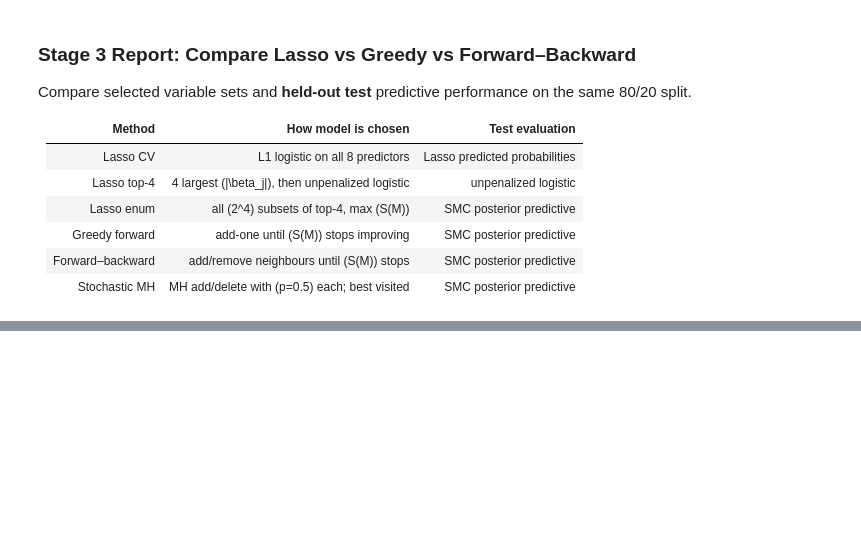
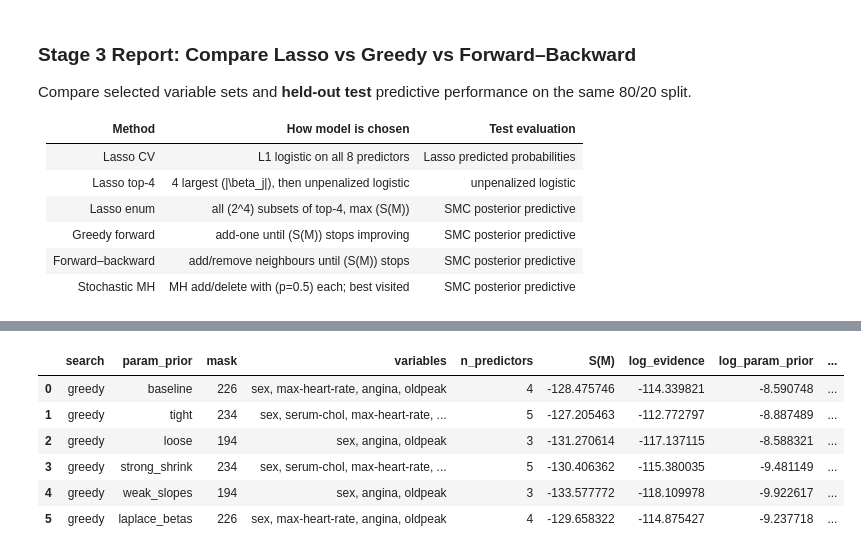
Before and after one commit to saobangmath/MiniProject-PhD-, a Jupyter notebook: MCMC/model-selection.ipynb, the cells around one changed output, grey strips where cells are left out. Saved outputs shown, nothing was run; the diff lists cells and outputs as text; code cells hidden in the pictures; blank space fills up the shorter version.

```diff
--- a/MCMC/model-selection.ipynb
+++ b/MCMC/model-selection.ipynb
@@ -1300,0 +1349,91 @@ Lower is better: test_brier, test_log_loss
+# %%
+import pandas as pd
+from libs.param_prior import GaussianParamPrior, LaplaceBetaPrior, DEFAULT_PARAM_PRIOR
+from libs.search import GreedyForwardSearch, ForwardBackwardSearch, IndependentInclusionPrior
+
+PRIOR_SENS_PARTICLES = 5_000
+PRIOR_SENS_SEED = 42
+
+# Parameter priors to compare (baseline matches Stage 1 / paper setup)
+PARAM_PRIOR_SPECS = [
+    DEFAULT_PARAM_PRIOR,
+    GaussianParamPrior(alpha_scale=1.5, beta_scale=0.75, label="tight"),
+    GaussianParamPrior(alpha_scale=5.0, beta_scale=2.5, label="loose"),
+    GaussianParamPrior(alpha_scale=3.0, beta_scale=0.5, label="strong_shrink"),
+    GaussianParamPrior(alpha_scale=3.0, beta_scale=5.0, label="weak_slopes"),
+    LaplaceBetaPrior(alpha_scale=3.0, beta_scale=1.5, label="laplace_betas"),
+]
+
+SEARCH_STRATEGIES = {
+    "greedy": GreedyForwardSearch,
+    "forward_backward": ForwardBackwardSearch,
+}
+ACTIVE_SEARCH = "greedy"  # change to "forward_backward" to compare stepwise add/remove
+
+
+def _search_test_metrics_from_result(result):
+    idx = result.included_indices
+    X_te = np.asarray(X_test)[:, idx] if idx else np.asarray(X_test)[:, :0]
+    m = eval_posterior_predictive(result.particles, X_te, y_test)
+    return m
+
+
+prior_sensitivity_rows = []
+prior_sensitivity_results = {}
+
+SearchCls = SEARCH_STRATEGIES[ACTIVE_SEARCH]
+for param_prior in PARAM_PRIOR_SPECS:
+    print(f"\n=== {ACTIVE_SEARCH} | param prior: {param_prior.name} ===")
+    searcher = SearchCls(
+        model_prior=IndependentInclusionPrior(rho=0.5),
+        param_prior=param_prior,
+        n_particles=PRIOR_SENS_PARTICLES,
+        seed=PRIOR_SENS_SEED,
+        verbose=True,
+    )
+    result = searcher.find(
+        X_train,
+        y_train,
+        predictor_names=list(X_columns),
+    )
+    key = (ACTIVE_SEARCH, param_prior.name)
+    prior_sensitivity_results[key] = result
+
+    test_m = _search_test_metrics_from_result(result)
+    prior_sensitivity_rows.append(
+        {
+            "search": ACTIVE_SEARCH,
+            "param_prior": param_prior.name,
+            "mask": result.mask,
+            "variables": ", ".join(result.variables) if result.variables else "(intercept only)",
+            "n_predictors": result.n_predictors,
+            "S(M)": result.score,
+            "log_evidence": result.log_evidence,
+            "log_param_prior": result.log_param_prior,
+            "test_accuracy": test_m["accuracy"],
+            "test_roc_auc": test_m["roc_auc"],
+            "test_brier": test_m["brier"],
+            "test_log_loss": test_m["log_loss"],
+        }
+    )
+
+prior_sensitivity_df = pd.DataFrame(prior_sensitivity_rows)
+print("\nPrior sensitivity summary")
+print(
+    prior_sensitivity_df.to_string(
+        index=False,
+        float_format=lambda x: f"{x: .4f}",
+    )
+)
+
+unique_masks = prior_sensitivity_df["mask"].nunique()
+print(
+    f"\nSelected {unique_masks} distinct model(s) across {len(PARAM_PRIOR_SPECS)} priors."
+)
+if unique_masks == 1:
+    print("All priors picked the same subset (mask=", int(prior_sensitivity_df['mask'].iloc[0]), ").")
+else:
+    print("Masks found:", sorted(prior_sensitivity_df["mask"].unique().tolist()))
+
+prior_sensitivity_df
+# %% [output]
@@ -1300,0 +1457,7 @@ Lower is better: test_brier, test_log_loss
+|  | search | param_prior | mask | variables | n_predictors | S(M) | log_evidence | log_param_prior | ... |
+| 0 | greedy | baseline | 226 | sex, max-heart-rate, angina, oldpeak | 4 | -128.475746 | -114.339821 | -8.590748 | ... |
+| 1 | greedy | tight | 234 | sex, serum-chol, max-heart-rate, ... | 5 | -127.205463 | -112.772797 | -8.887489 | ... |
+| 2 | greedy | loose | 194 | sex, angina, oldpeak | 3 | -131.270614 | -117.137115 | -8.588321 | ... |
+| 3 | greedy | strong_shrink | 234 | sex, serum-chol, max-heart-rate, ... | 5 | -130.406362 | -115.380035 | -9.481149 | ... |
+| 4 | greedy | weak_slopes | 194 | sex, angina, oldpeak | 3 | -133.577772 | -118.109978 | -9.922617 | ... |
+| 5 | greedy | laplace_betas | 226 | sex, max-heart-rate, angina, oldpeak | 4 | -129.658322 | -114.875427 | -9.237718 | ... |
```
Also changed, not shown: parts of 4 cells of this notebook, 3 other files.
